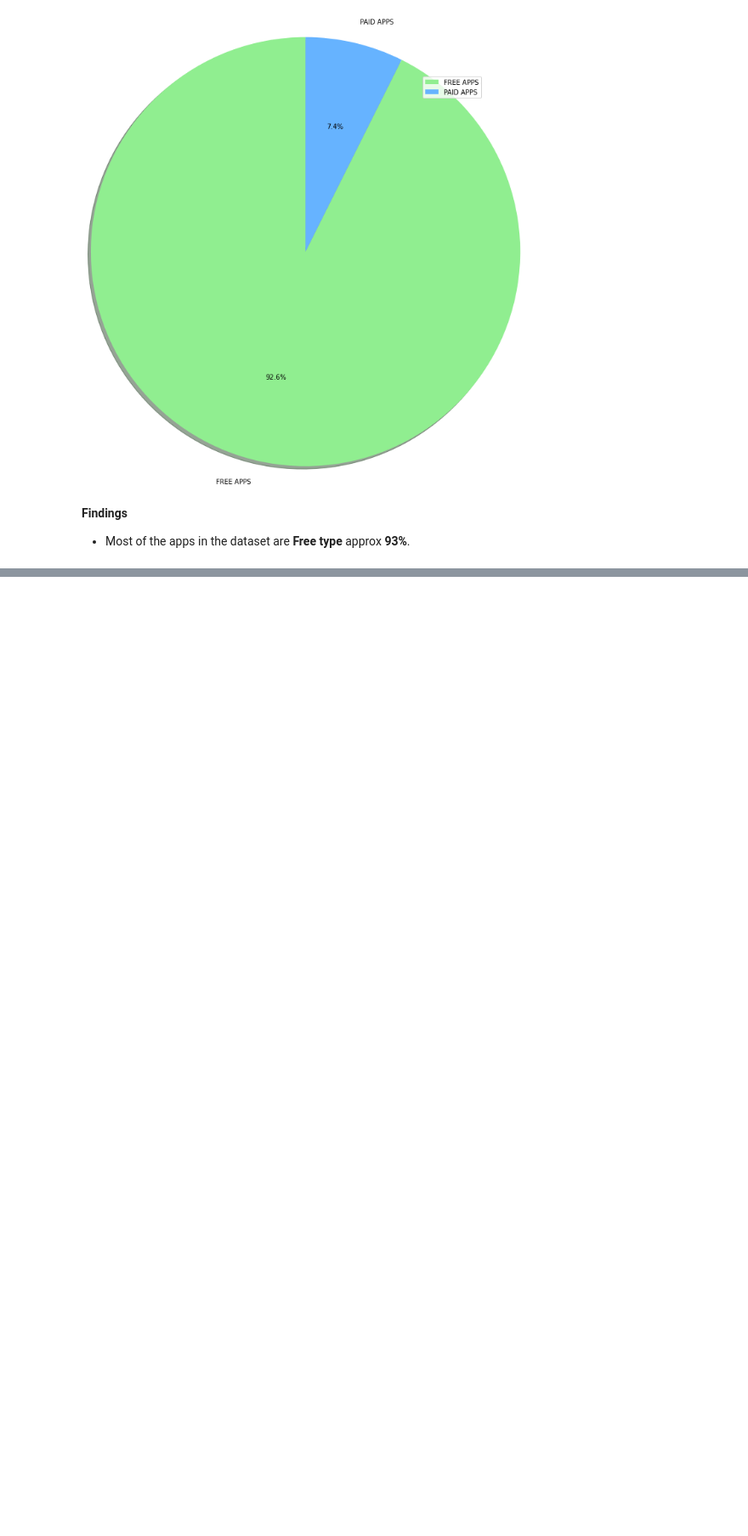
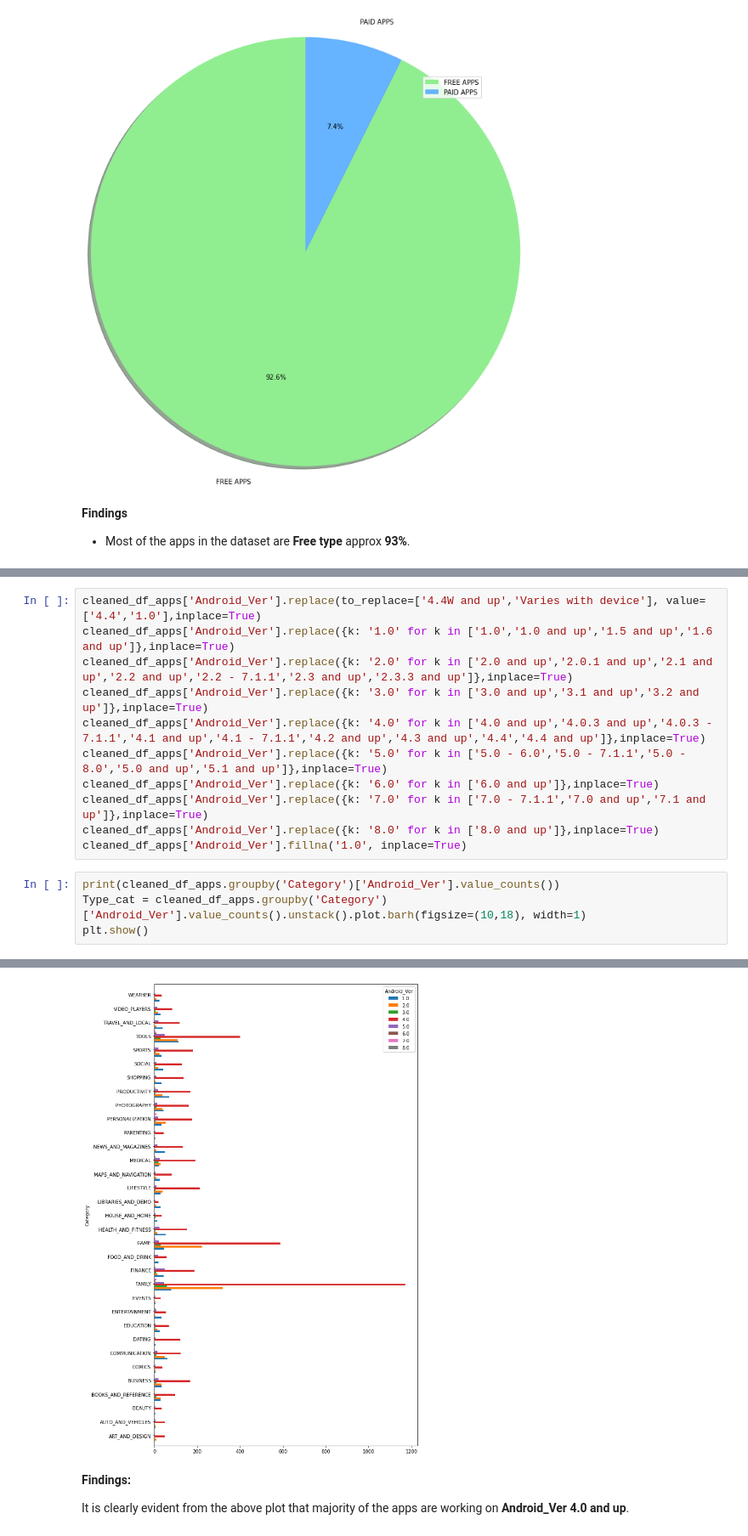
Before and after one commit to raushan9jnv/Play-Store-App-Review-Analysis, a Jupyter notebook: Almabetter_Play_Store_App_Review_Analysis_Capstone_Project_1.ipynb, the cells around one changed output, grey strips where cells are left out. Shown at 85% size. Drawn from its saved outputs; the diff is of its cells as text; blank space fills up the shorter version.

```diff
--- a/Almabetter_Play_Store_App_Review_Analysis_Capstone_Project_1.ipynb
+++ b/Almabetter_Play_Store_App_Review_Analysis_Capstone_Project_1.ipynb
@@ -1454,0 +1510,16 @@ plt.show()
+# %%
+cleaned_df_apps['Android_Ver'].replace(to_replace=['4.4W and up','Varies with device'], value=['4.4','1.0'],inplace=True)
+cleaned_df_apps['Android_Ver'].replace({k: '1.0' for k in ['1.0','1.0 and up','1.5 and up','1.6 and up']},inplace=True)
+cleaned_df_apps['Android_Ver'].replace({k: '2.0' for k in ['2.0 and up','2.0.1 and up','2.1 and up','2.2 and up','2.2 - 7.1.1','2.3 and up','2.3.3 and up']},inplace=True)
+cleaned_df_apps['Android_Ver'].replace({k: '3.0' for k in ['3.0 and up','3.1 and up','3.2 and up']},inplace=True)
+cleaned_df_apps['Android_Ver'].replace({k: '4.0' for k in ['4.0 and up','4.0.3 and up','4.0.3 - 7.1.1','4.1 and up','4.1 - 7.1.1','4.2 and up','4.3 and up','4.4','4.4 and up']},inplace=True)
+cleaned_df_apps['Android_Ver'].replace({k: '5.0' for k in ['5.0 - 6.0','5.0 - 7.1.1','5.0 - 8.0','5.0 and up','5.1 and up']},inplace=True)
+cleaned_df_apps['Android_Ver'].replace({k: '6.0' for k in ['6.0 and up']},inplace=True)
+cleaned_df_apps['Android_Ver'].replace({k: '7.0' for k in ['7.0 - 7.1.1','7.0 and up','7.1 and up']},inplace=True)
+cleaned_df_apps['Android_Ver'].replace({k: '8.0' for k in ['8.0 and up']},inplace=True)
+cleaned_df_apps['Android_Ver'].fillna('1.0', inplace=True)
+# %%
+print(cleaned_df_apps.groupby('Category')['Android_Ver'].value_counts())
+Type_cat = cleaned_df_apps.groupby('Category')['Android_Ver'].value_counts().unstack().plot.barh(figsize=(10,18), width=1)
+plt.show()
+# %% [output]
@@ -1454,0 +1539,5 @@ plt.show()
+[figure, added]
+# %% [markdown]
+**Findings:**
+
+It is clearly evident from the above plot that majority of the apps are working on **Android_Ver 4.0 and up**.
```
Also changed, not shown: parts of 14 cells of this notebook.
